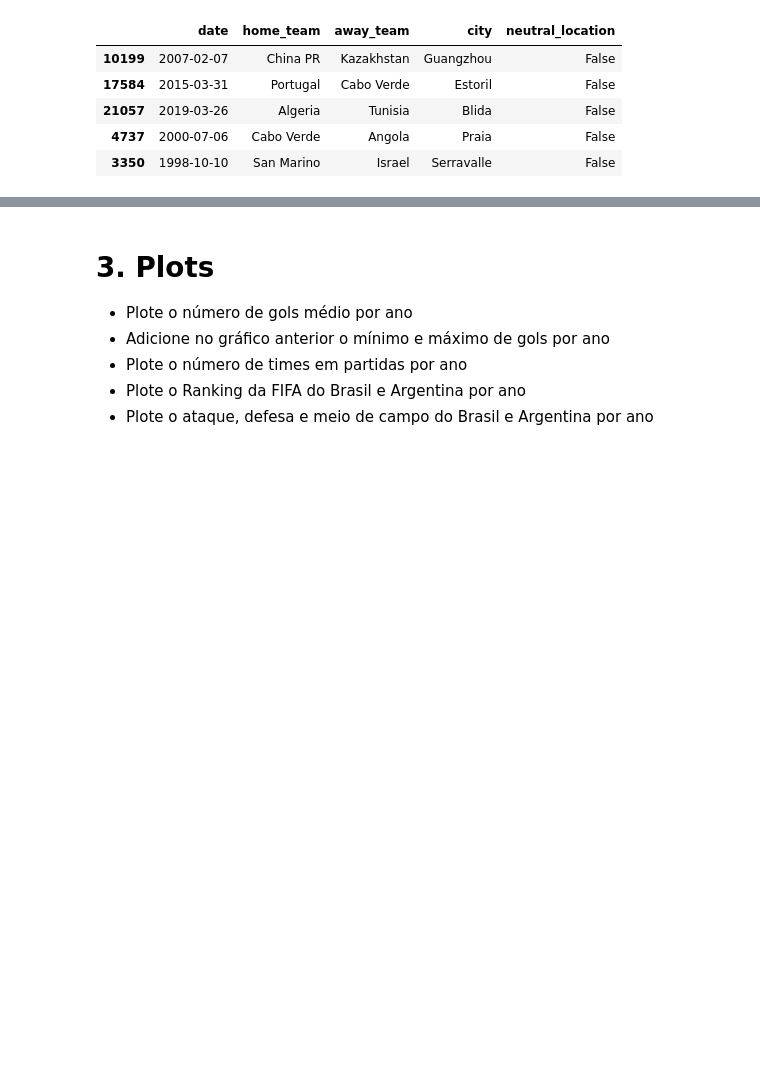
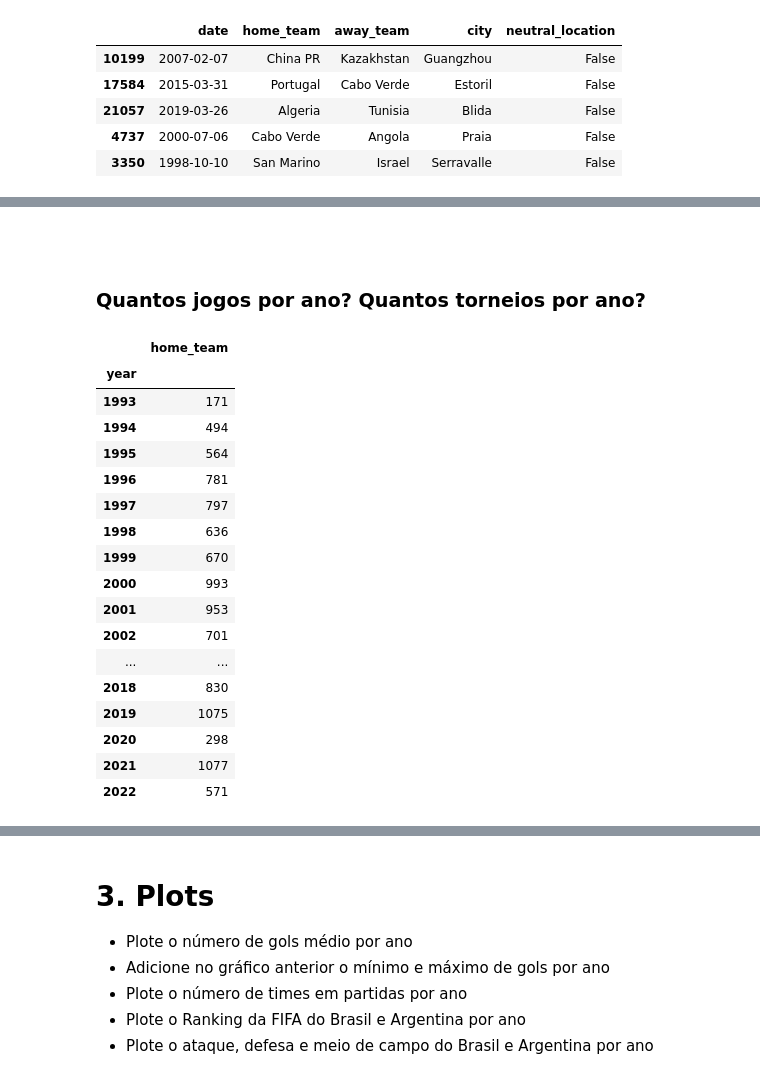
Before and after one commit to lgabs/copa22-forecast, a Jupyter notebook: code/lessons/Aula 1 - Análise de Dados.ipynb, the cells around one changed output, grey strips where cells are left out. Drawn from its saved outputs; the diff is of its cells as text; code cells hidden in the pictures; blank space fills up the shorter version.

```diff
--- a/code/lessons/Aula 1 - Análise de Dados.ipynb
+++ b/code/lessons/Aula 1 - Análise de Dados.ipynb
@@ -267,0 +459,28 @@ df[~df.neutral_location].sample(5)[['date', 'home_team', 'away_team', 'city', 'n
+# %% [markdown]
+<br>
+# %% [markdown]
+<h3>Quantos jogos por ano? Quantos torneios por ano?
+# %%
+#jogos totais, considerando todos camps
+jogos_anual = df[['home_team', 'year']]
+jogos_anual = jogos_anual.groupby('year')['home_team'].count()
+jogos_anual.to_frame()
+# %% [output]
+|  | home_team |
+| year |  |
+| 1993 | 171 |
+| 1994 | 494 |
+| 1995 | 564 |
+| 1996 | 781 |
+| 1997 | 797 |
+| 1998 | 636 |
+| 1999 | 670 |
+| 2000 | 993 |
+| 2001 | 953 |
+| 2002 | 701 |
+| ... | ... |
+| 2018 | 830 |
+| 2019 | 1075 |
+| 2020 | 298 |
+| 2021 | 1077 |
+| 2022 | 571 |
```
Also changed, not shown: parts of 38 cells of this notebook.
